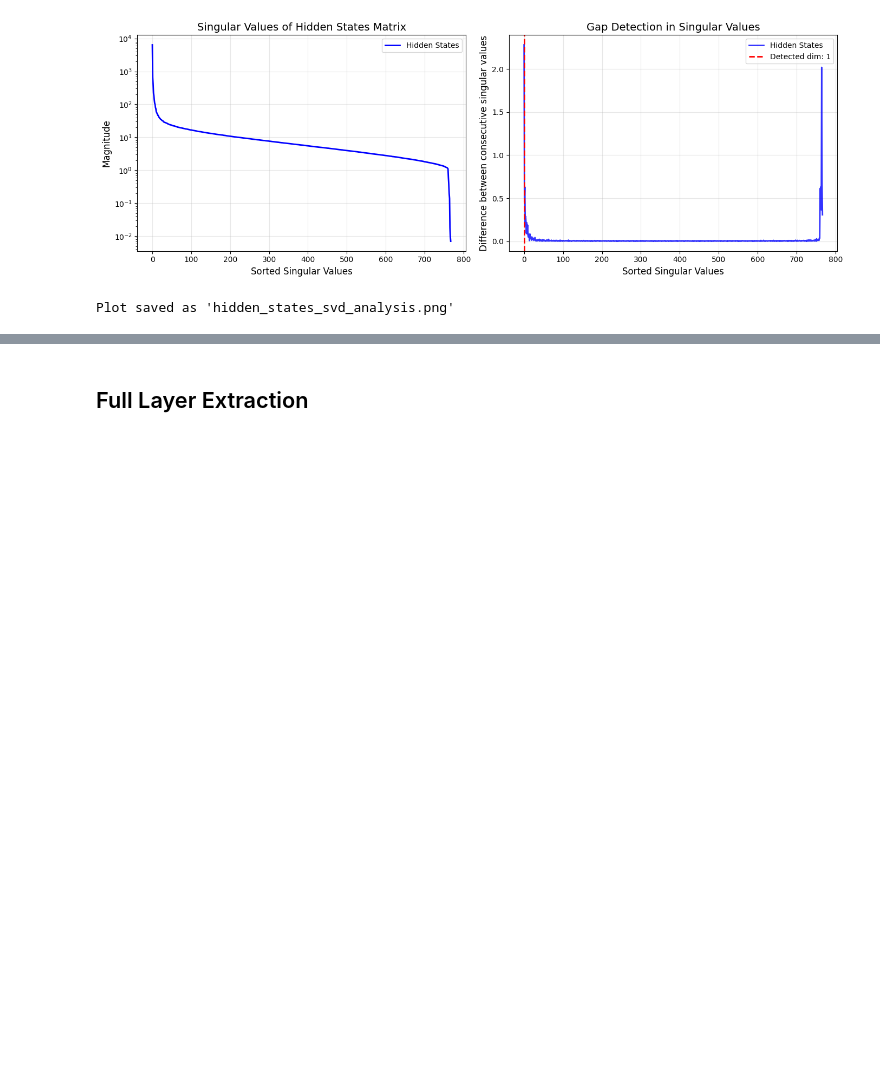
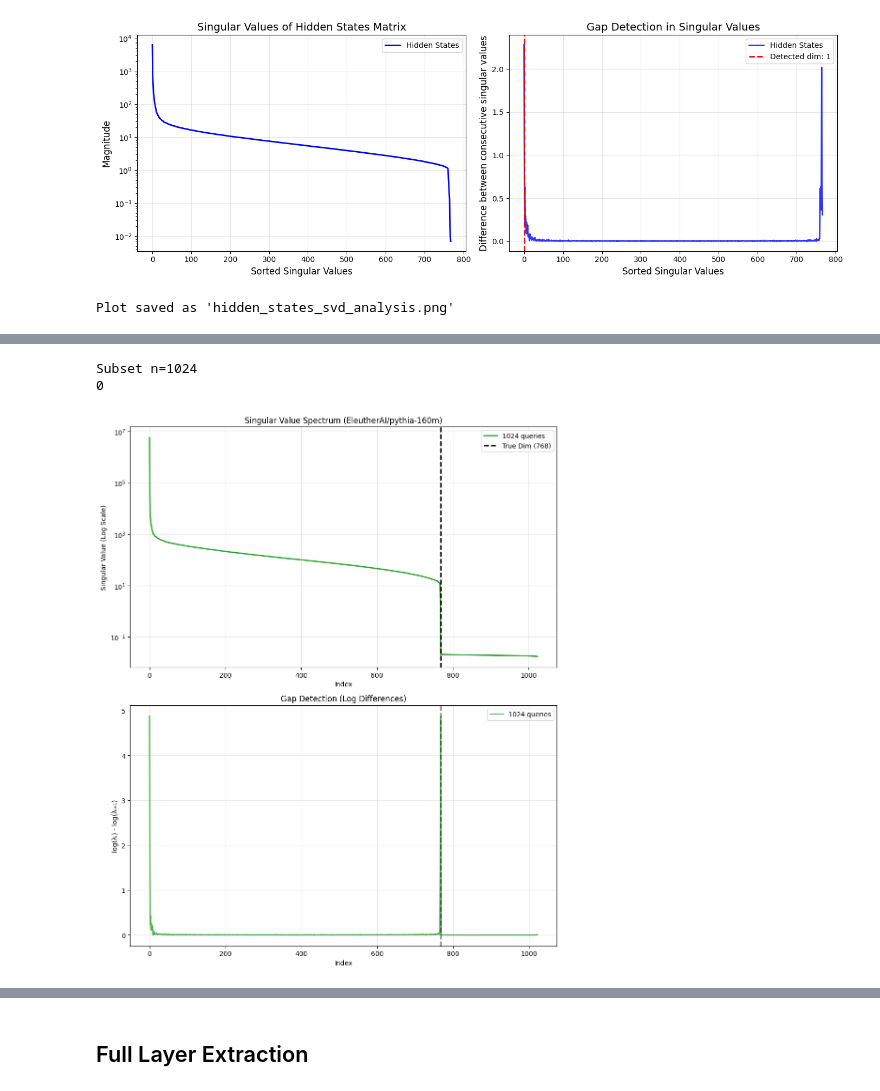
Before and after one commit to alirezafarashah/ift6164_adversarial_machine_learning, a Jupyter notebook: attack.ipynb, the cells around one changed output, grey strips where cells are left out. Saved outputs shown, nothing was run; the diff lists cells and outputs as text; code cells hidden in the pictures; blank space fills up the shorter version.

```diff
--- a/attack.ipynb
+++ b/attack.ipynb
@@ -190,0 +409,44 @@ Plot saved as 'hidden_states_svd_analysis.png'
+# %%
+
+fig, (ax1, ax2) = plt.subplots(2, 1, figsize=(10, 12))
+query_subsets = [1024]
+
+colors = ['C2']
+
+for n, color in zip(query_subsets, colors):
+    print(f"Subset n={n}")
+    sub_matrix = full_matrix[:n, :]
+
+
+    S = np.linalg.svd(sub_matrix, full_matrices=False, compute_uv=False)
+
+    ax1.plot(S, linewidth=2, label=f'{n} queries', color=color)
+
+    log_diffs = np.log(S[:-1]) - np.log(S[1:])
+    ax2.plot(log_diffs, linewidth=2, label=f'{n} queries', color=color, alpha=0.8)
+
+
+ax1.set_title(f'Singular Value Spectrum ({model_name})')
+ax1.set_ylabel('Singular Value (Log Scale)')
+ax1.set_xlabel('Index')
+ax1.set_yscale('log')
+ax1.grid(True, which="both", alpha=0.3)
+if hasattr(model.config, 'hidden_size'):
+    ax1.axvline(x=true_dim, color='k', linestyle='--', linewidth=2, label=f'True Dim ({true_dim})')
+ax1.legend()
+
+
+ax2.set_title('Gap Detection (Log Differences)')
+ax2.set_ylabel('log(λᵢ) - log(λᵢ₊₁)')
+ax2.set_xlabel('Index')
+ax2.grid(True, alpha=0.3)
+if hasattr(model.config, 'hidden_size'):
+    ax2.axvline(x=true_dim-1, color='k', linestyle='--', linewidth=2, alpha=0.5)
+ax2.legend()
+
+plt.tight_layout()
+plt.show()
+# %% [output]
+Subset n=1024
+0
+[figure, added]
```
Also changed, not shown: parts of 6 cells of this notebook.
